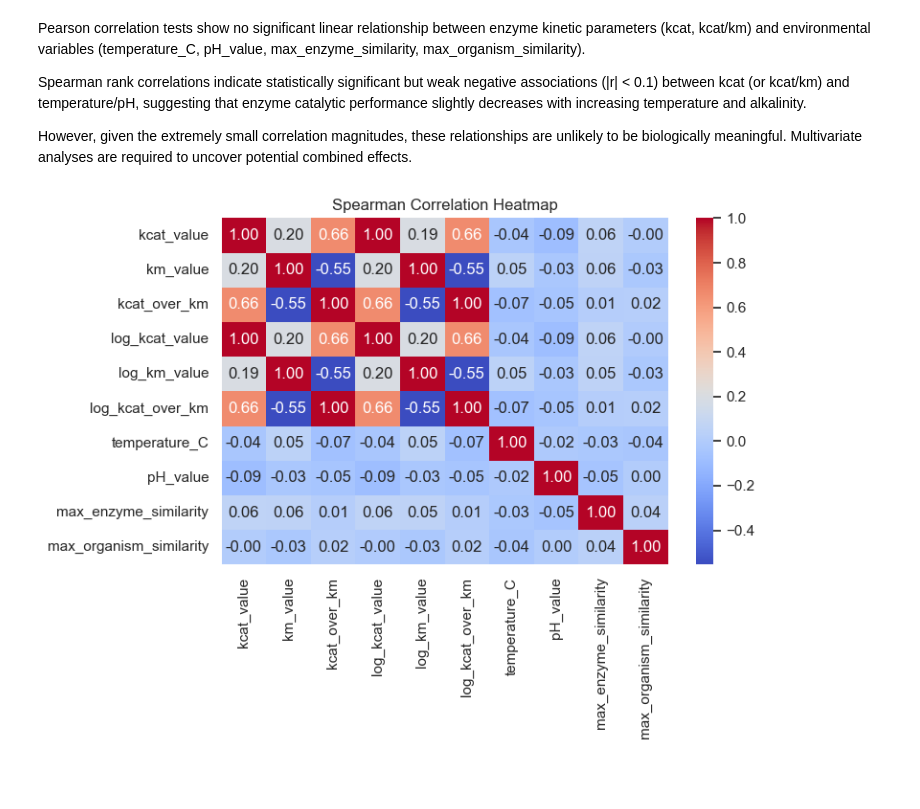
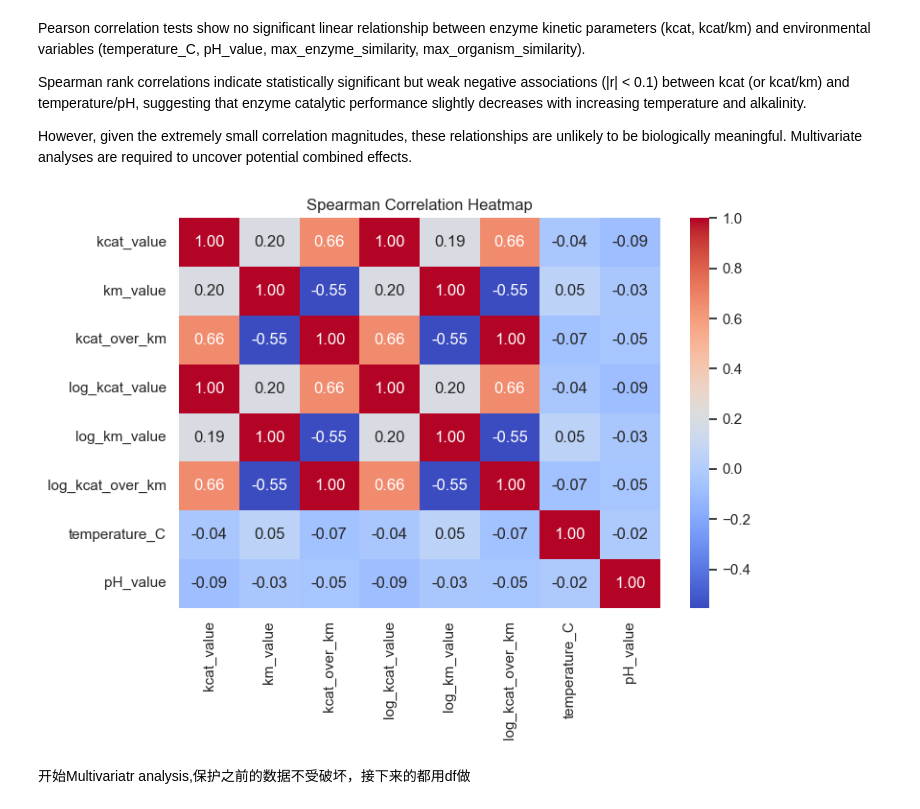
Before and after one commit to tinayang3024/CHE1147-Group-Project, a Jupyter notebook: notebooks/exploration.ipynb, the cells around one changed output. Saved outputs shown, nothing was run; the diff lists cells and outputs as text; code cells hidden in the pictures; blank space fills up the shorter version.

```diff
--- a/notebooks/exploration.ipynb
+++ b/notebooks/exploration.ipynb
@@ -881,12 +883,9 @@ pd.set_option('display.max_columns', 120)
 # %%
-df = enzy_data_pro.copy()
-
-
 # Derive variables
 
 # numeric columns
 numeric_cols = [
-    'kcat_value', 'km_value', 'temperature_C', 'pH_value', 'max_enzyme_similarity','max_organism_similarity']
+    'kcat_value', 'km_value', 'temperature_C', 'pH_value']
 #categorical columns
 cat_cols = ['enzyme', 'organism', 'substrate']
 
@@ -945,8 +944,6 @@ pairs_num_num = [
     ('pH_value', 'kcat_value'),
     ('temperature_C', 'kcat_over_km'),
     ('pH_value', 'kcat_over_km'),
-    ('max_enzyme_similarity', 'kcat_over_km'),
-    ('max_organism_similarity', 'kcat_over_km'),
     ('temperature_C', 'log_kcat_value'),
     ('pH_value', 'log_kcat_over_km'),
 ]
@@ -1048,20 +1045,21 @@ However, given the extremely small correlation magnitudes, these relationships a
 # %%
 # pairs for heat map
 corr_cols = [
     c for c in [
         'kcat_value', 'km_value', 'kcat_over_km',
         'log_kcat_value', 'log_km_value', 'log_kcat_over_km',
         'temperature_C', 'pH_value',
-        'max_enzyme_similarity', 'max_organism_similarity'
     ] if c in df.columns
 ]
 corr_df = df[corr_cols].copy()
 
 # Heat Map
 plt.figure(figsize=(8, 6))
 sns.heatmap(corr_df.corr(method='spearman'), annot=True, fmt='.2f', cmap='coolwarm')
 plt.title('Spearman Correlation Heatmap')
 plt.tight_layout()
 plt.show()
 # %% [output]
-[figure, old version]
+[figure, new version]
+# %% [markdown]
+开始Multivariatr analysis,保护之前的数据不受破坏，接下来的都用df做
```
Also changed, not shown: parts of 3 cells of this notebook.
